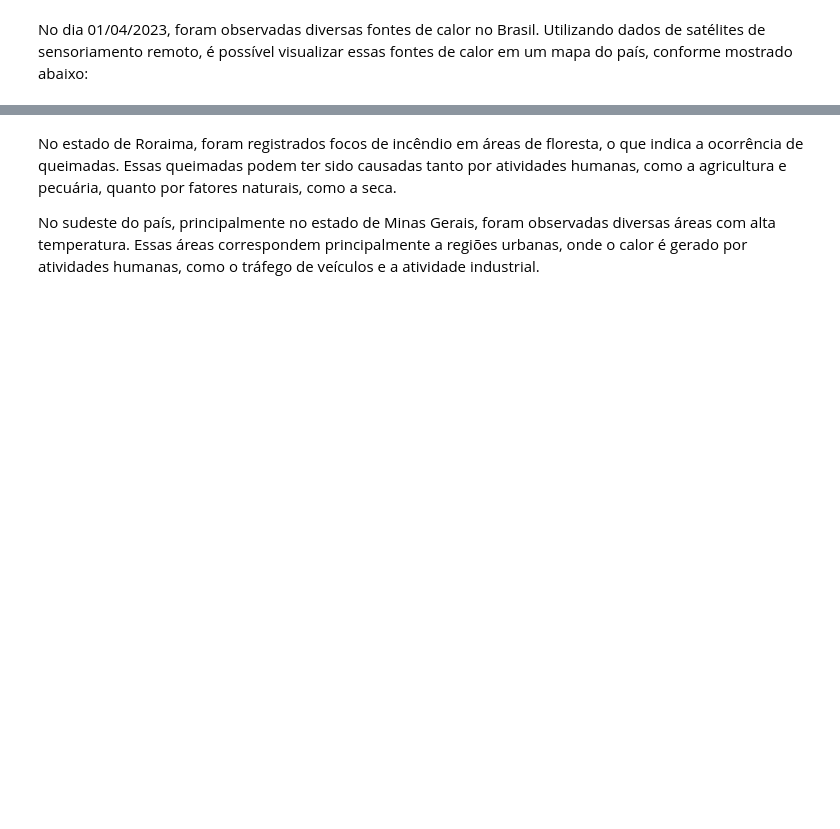
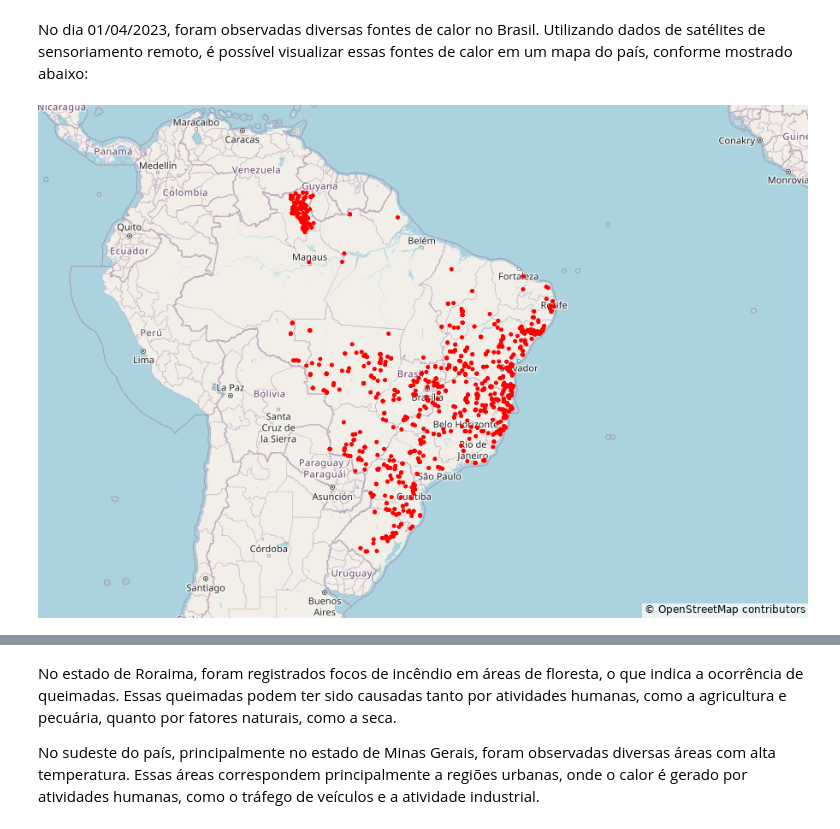
Before and after one commit to rfsampaio/postgraduate_data_science, a Jupyter notebook: notebooks/VD_T6.ipynb, the cells around one changed output, grey strips where cells are left out. Cells and saved outputs as stored; diff of their text form; code cells hidden in the pictures; blank space fills up the shorter version.

```diff
--- a/notebooks/VD_T6.ipynb
+++ b/notebooks/VD_T6.ipynb
@@ -218,4 +218,31 @@ dtype: object
 ***
 # %% [markdown]
 No dia 01/04/2023, foram observadas diversas fontes de calor no Brasil. Utilizando dados de satélites de sensoriamento remoto, é possível visualizar essas fontes de calor em um mapa do país, conforme mostrado abaixo:
+# %%
+# using the plotly library
+import plotly.express as px
+
+data = df.loc[:, ['municipio', 'estado', 'lat', 'lon', 'data_hora_gmt']]
+
+map = px.scatter_mapbox(
+    data,
+    lat="lat",
+    lon="lon",
+    hover_name="municipio",
+    hover_data=["data_hora_gmt"],
+    size_max=20,
+    color_discrete_sequence=["red"],
+    zoom=3,
+    height=300,
+)
+
+map.update_layout(
+    mapbox_style="open-street-map", height=600, margin={"r": 0, "t": 0, "l": 0, "b": 0}
+)
+
+map.show(renderer="png", width=900, height=600)
+
+# map.write_html("../files/map_plotly.html")
+# %% [output]
+[figure, added]
 # %%
```
Also changed, not shown: parts of 1 cell of this notebook.
